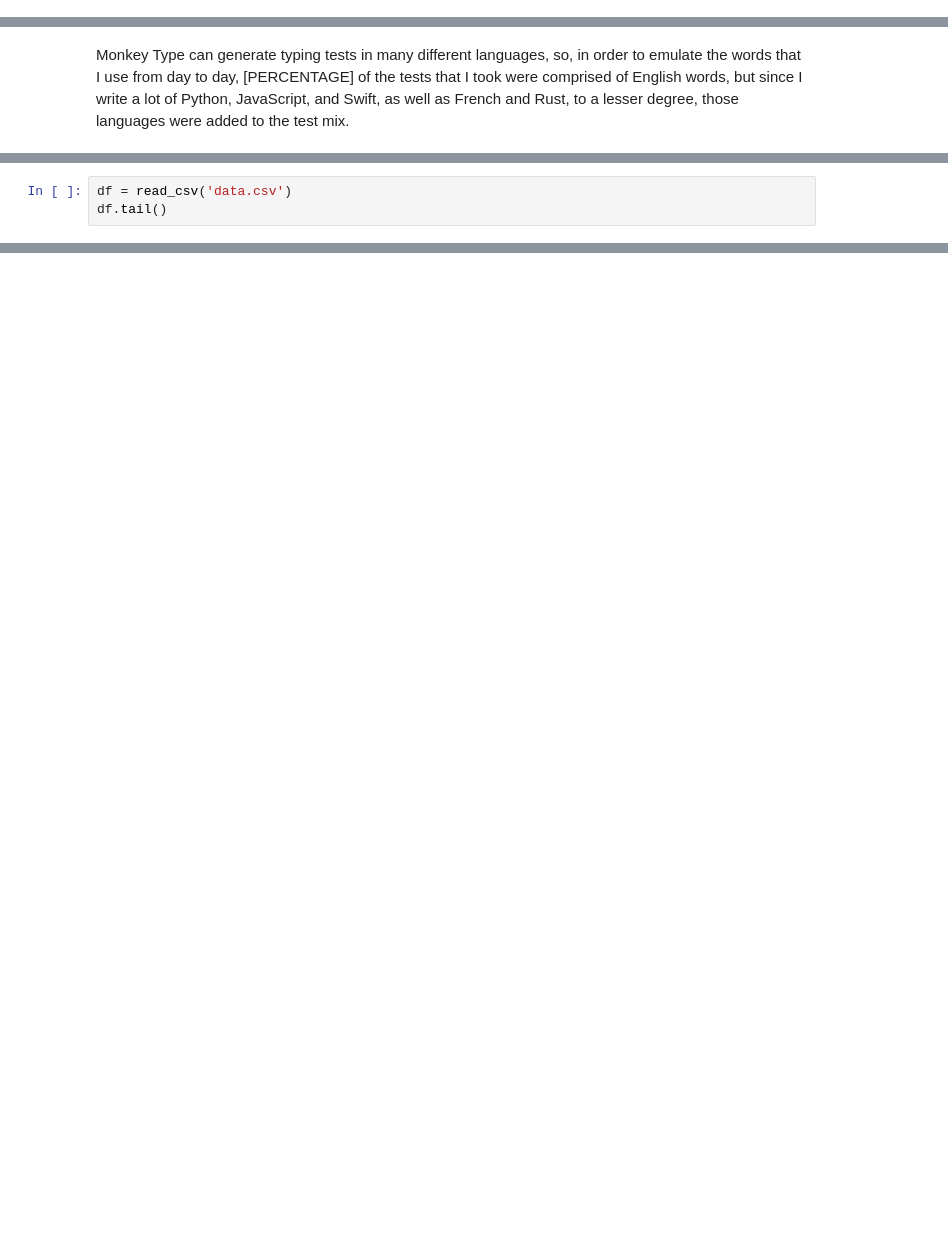
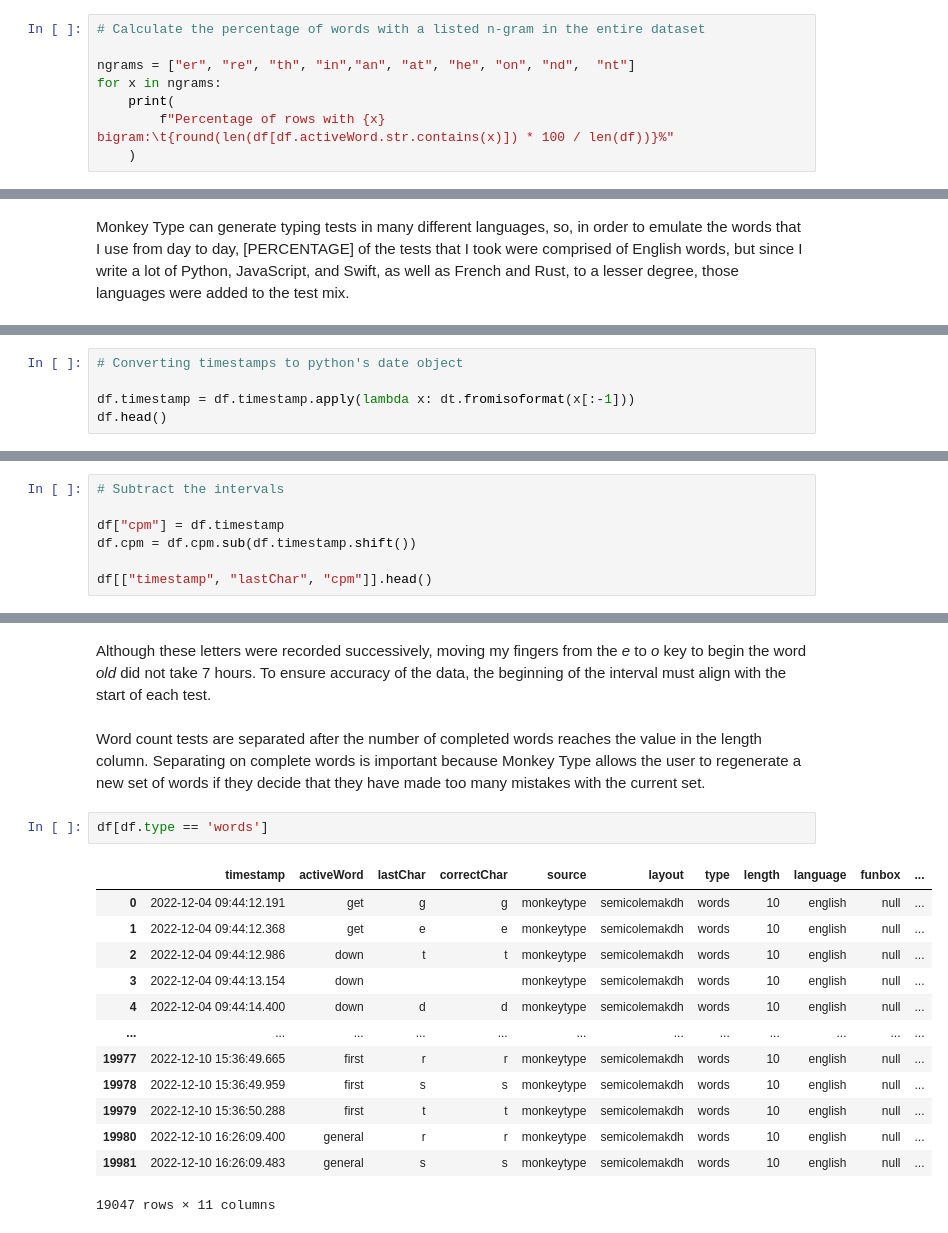
Before and after one commit to rmchorgh/MonkeyTypeMachineLearn, a Jupyter notebook: main.ipynb, the cells around one changed output, grey strips where cells are left out. Saved outputs shown, nothing was run; the diff lists cells and outputs as text; blank space fills up the shorter version.

```diff
--- a/main.ipynb
+++ b/main.ipynb
@@ -72,0 +112,8 @@ serve(handler);
+# %%
+# Calculate the percentage of words with a listed n-gram in the entire dataset
+
+ngrams = ["er", "re", "th", "in","an", "at", "he", "on", "nd",  "nt"]
+for x in ngrams:
+    print(
+        f"Percentage of rows with {x} bigram:\t{round(len(df[df.activeWord.str.contains(x)]) * 100 / len(df))}%"
+    )
@@ -79,3 +134,0 @@ from pandas import read_csv
-# %%
-df = read_csv('data.csv')
-df.tail()
@@ -88,0 +191,5 @@ df.tail()
+# %%
+# Converting timestamps to python's date object
+
+df.timestamp = df.timestamp.apply(lambda x: dt.fromisoformat(x[:-1]))
+df.head()
@@ -88,0 +203,7 @@ df.tail()
+# %%
+# Subtract the intervals
+
+df["cpm"] = df.timestamp
+df.cpm = df.cpm.sub(df.timestamp.shift())
+
+df[["timestamp", "lastChar", "cpm"]].head()
@@ -88,0 +225,20 @@ df.tail()
+# %% [markdown]
+Although these letters were recorded successively, moving my fingers from the _e_ to _o_ key to begin the word _old_ did not take 7 hours. To ensure accuracy of the data, the beginning of the interval must align with the start of each test.
+# %% [markdown]
+Word count tests are separated after the number of completed words reaches the value in the length column. Separating on complete words is important because Monkey Type allows the user to regenerate a new set of words if they decide that they have made too many mistakes with the current set.
+# %%
+df[df.type == 'words']
+# %% [output]
+|  | timestamp | activeWord | lastChar | correctChar | source | layout | type | length | language | funbox | ... |
+| 0 | 2022-12-04 09:44:12.191 | get | g | g | monkeytype | semicolemakdh | words | 10 | english | null | ... |
+| 1 | 2022-12-04 09:44:12.368 | get | e | e | monkeytype | semicolemakdh | words | 10 | english | null | ... |
+| 2 | 2022-12-04 09:44:12.986 | down | t | t | monkeytype | semicolemakdh | words | 10 | english | null | ... |
+| 3 | 2022-12-04 09:44:13.154 | down |  |  | monkeytype | semicolemakdh | words | 10 | english | null | ... |
+| 4 | 2022-12-04 09:44:14.400 | down | d | d | monkeytype | semicolemakdh | words | 10 | english | null | ... |
+| ... | ... | ... | ... | ... | ... | ... | ... | ... | ... | ... | ... |
+| 19977 | 2022-12-10 15:36:49.665 | first | r | r | monkeytype | semicolemakdh | words | 10 | english | null | ... |
+| 19978 | 2022-12-10 15:36:49.959 | first | s | s | monkeytype | semicolemakdh | words | 10 | english | null | ... |
+| 19979 | 2022-12-10 15:36:50.288 | first | t | t | monkeytype | semicolemakdh | words | 10 | english | null | ... |
+| 19980 | 2022-12-10 16:26:09.400 | general | r | r | monkeytype | semicolemakdh | words | 10 | english | null | ... |
+| 19981 | 2022-12-10 16:26:09.483 | general | s | s | monkeytype | semicolemakdh | words | 10 | english | null | ... |
+19047 rows × 11 columns
```
Also changed, not shown: parts of 49 cells of this notebook, 7 other files.
